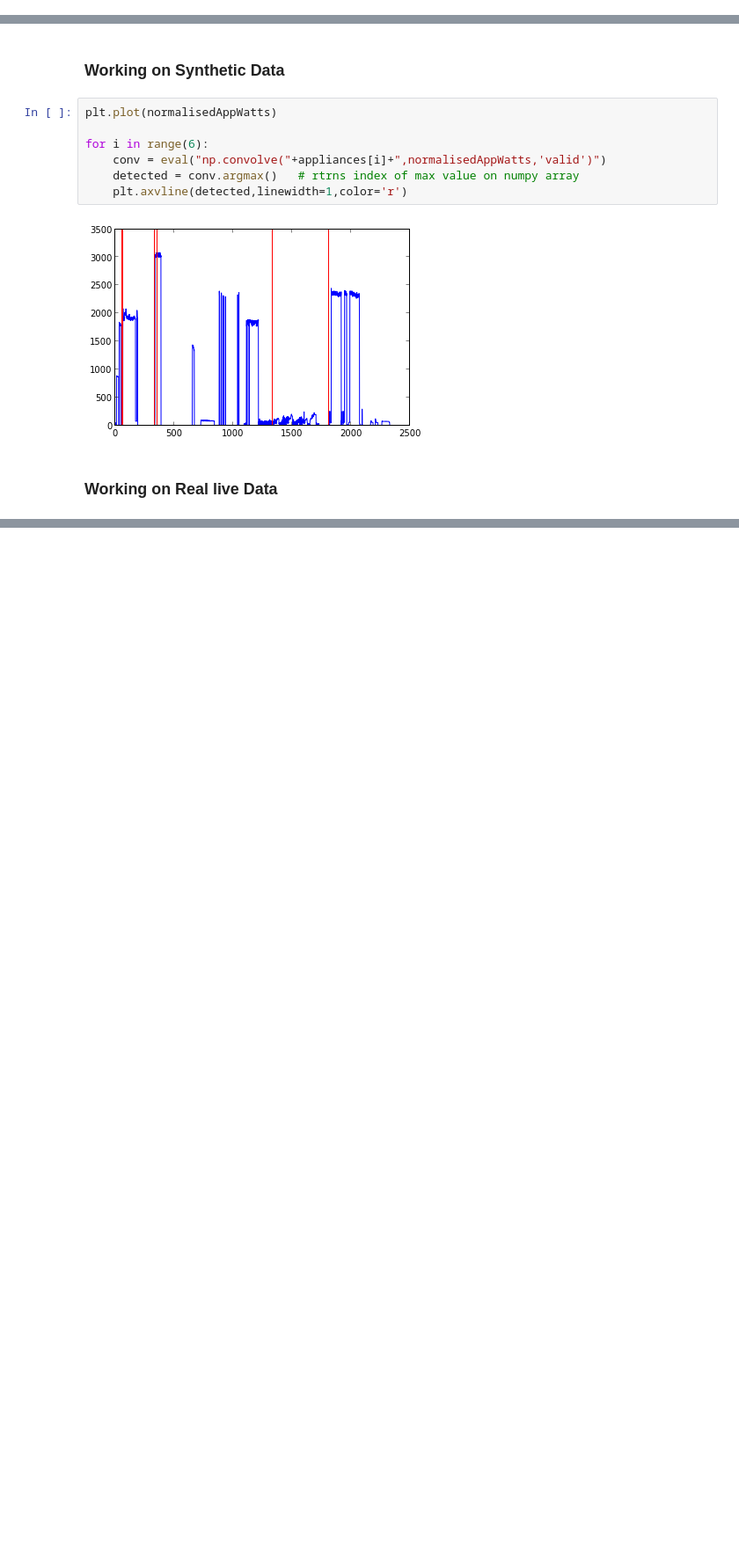
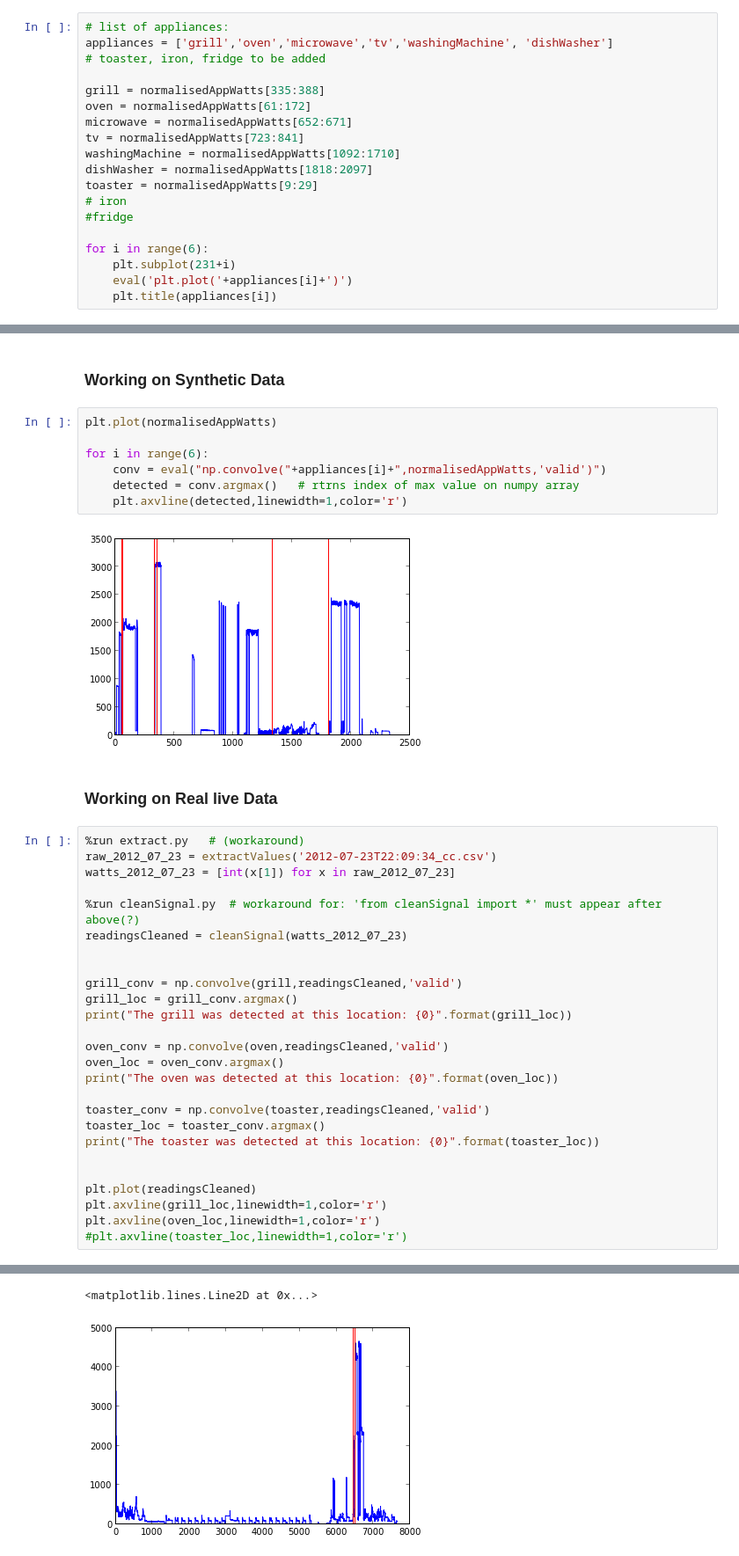
Before and after one commit to arachnegl/CC_Project, a Jupyter notebook: Disaggregation/convolution demo.ipynb, the cells around one changed output, grey strips where cells are left out. Shown at 88% size. Drawn from its saved outputs; the diff is of its cells as text; blank space fills up the shorter version.

```diff
--- a/Disaggregation/convolution demo.ipynb
+++ b/Disaggregation/convolution demo.ipynb
@@ -21,0 +21,19 @@ Finished extraction. Lines read: 2705 Actual Readings: 2381
+# %%
+# list of appliances:
+appliances = ['grill','oven','microwave','tv','washingMachine', 'dishWasher']
+# toaster, iron, fridge to be added
+
+grill = normalisedAppWatts[335:388]
+oven = normalisedAppWatts[61:172]
+microwave = normalisedAppWatts[652:671]
+tv = normalisedAppWatts[723:841]
+washingMachine = normalisedAppWatts[1092:1710]
+dishWasher = normalisedAppWatts[1818:2097]
+toaster = normalisedAppWatts[9:29]
+# iron
+#fridge
+
+for i in range(6):
+    plt.subplot(231+i)
+    eval('plt.plot('+appliances[i]+')')
+    plt.title(appliances[i])
@@ -75,3 +78,30 @@ for i in range(6):
 [figure]
 # %% [markdown]
 ### Working on Real live Data
+# %%
+%run extract.py   # (workaround)
+raw_2012_07_23 = extractValues('2012-07-23T22:09:34_cc.csv')
+watts_2012_07_23 = [int(x[1]) for x in raw_2012_07_23]
+
+%run cleanSignal.py  # workaround for: 'from cleanSignal import *' must appear after above(?)
+readingsCleaned = cleanSignal(watts_2012_07_23)
+
+
+grill_conv = np.convolve(grill,readingsCleaned,'valid')
+grill_loc = grill_conv.argmax()
+print("The grill was detected at this location: {0}".format(grill_loc))
+
+oven_conv = np.convolve(oven,readingsCleaned,'valid')
+oven_loc = oven_conv.argmax()
+print("The oven was detected at this location: {0}".format(oven_loc))
+
+toaster_conv = np.convolve(toaster,readingsCleaned,'valid')
+toaster_loc = toaster_conv.argmax()
+print("The toaster was detected at this location: {0}".format(toaster_loc))
+
+
+plt.plot(readingsCleaned)
+plt.axvline(grill_loc,linewidth=1,color='r')
+plt.axvline(oven_loc,linewidth=1,color='r')
+#plt.axvline(toaster_loc,linewidth=1,color='r')
+# %% [output]
@@ -77,0 +112,2 @@ for i in range(6):
+<matplotlib.lines.Line2D at 0x...>
+[figure, added]
```
Also changed, not shown: parts of 6 cells of this notebook.
